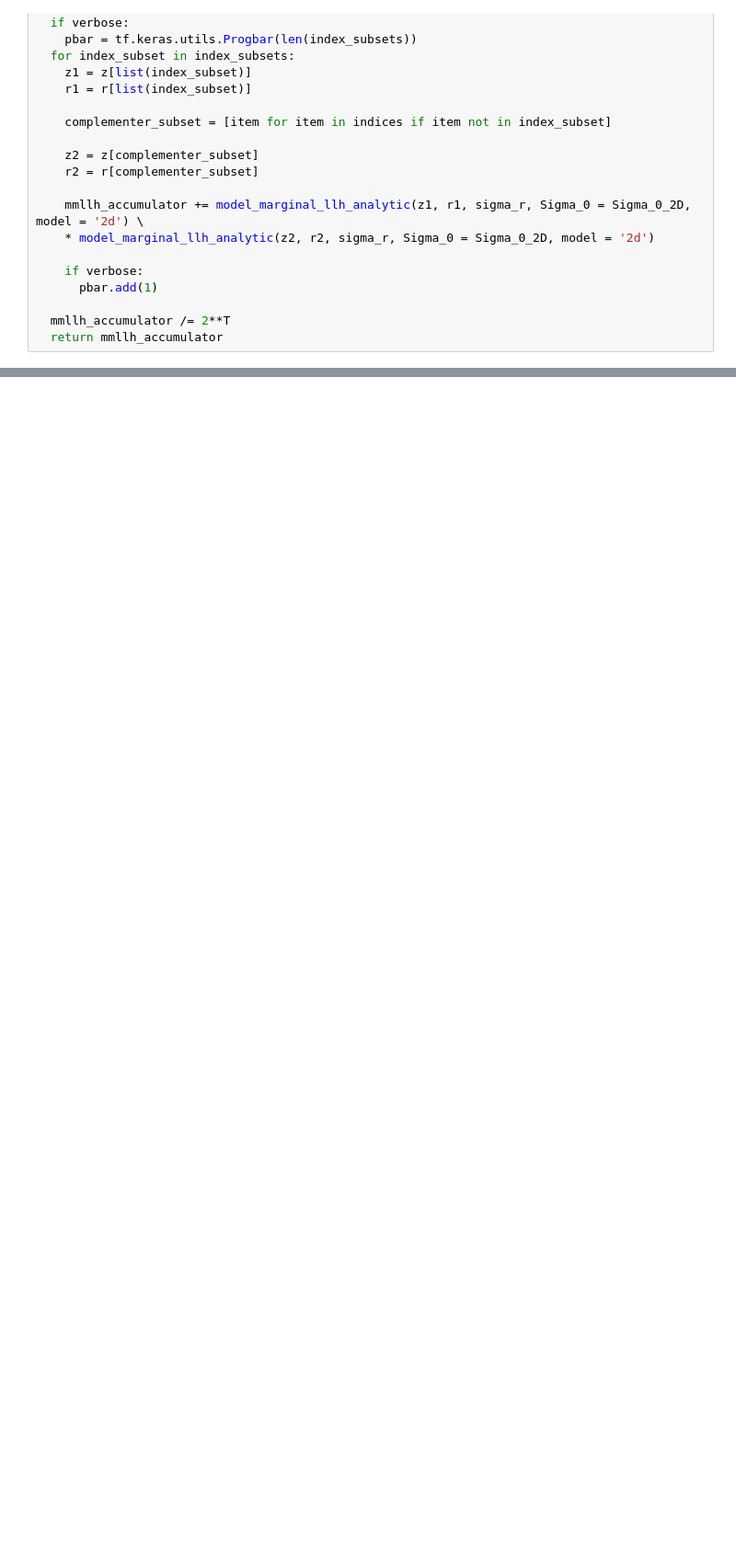
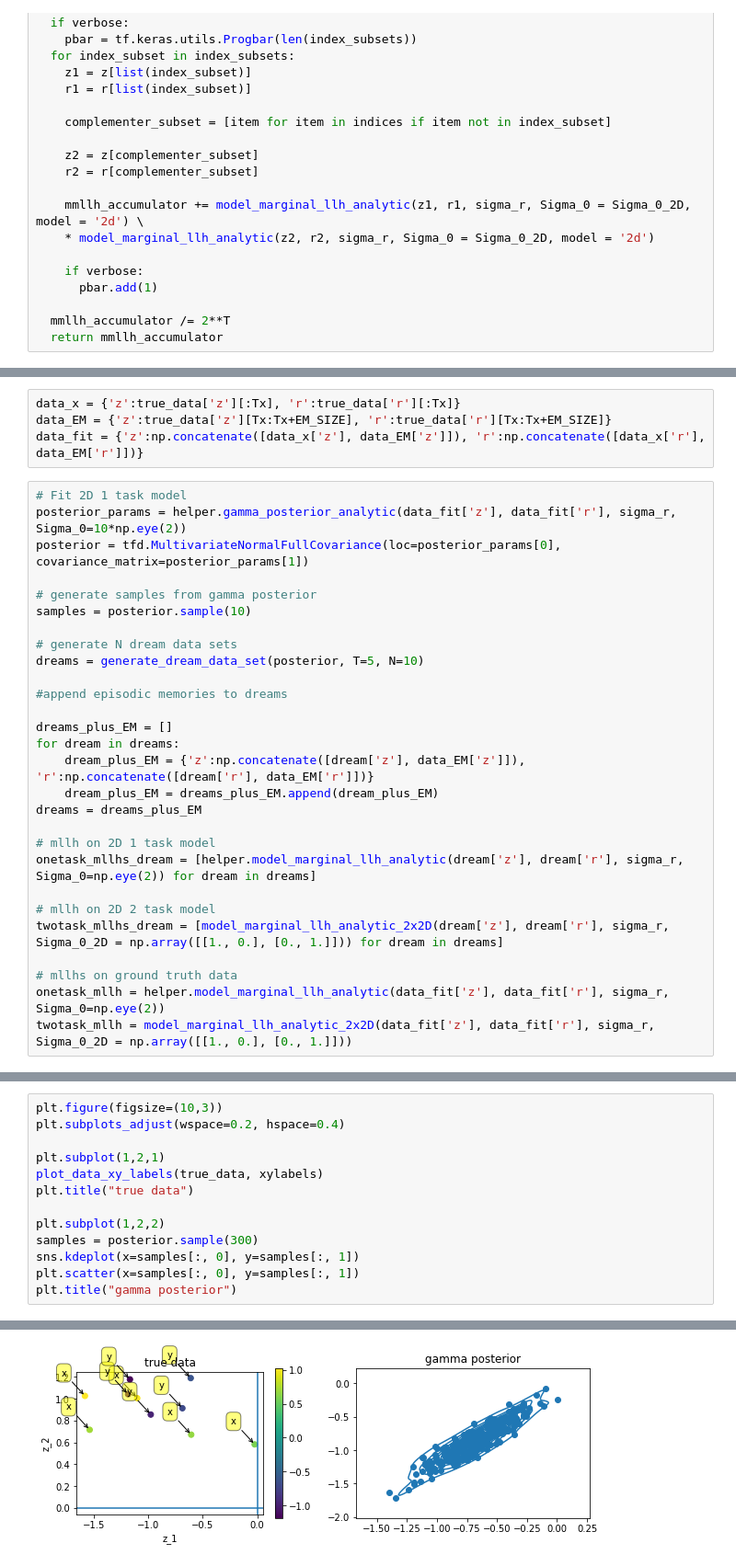
Before and after one commit to CSNLWigner/Continual-learning-with-structure-learning, a Jupyter notebook: dream_data_test.ipynb, the cells around one changed output, grey strips where cells are left out. Shown at 92% size. Cells and saved outputs as stored; diff of their text form; blank space fills up the shorter version.

```diff
--- a/dream_data_test.ipynb
+++ b/dream_data_test.ipynb
@@ -235,0 +237,32 @@ model_marginal_llh_analytic_2x2D(dream_data['z'], dream_data['r'], sigma_r, Sigm
+# %%
+data_x = {'z':true_data['z'][:Tx], 'r':true_data['r'][:Tx]}
+data_EM = {'z':true_data['z'][Tx:Tx+EM_SIZE], 'r':true_data['r'][Tx:Tx+EM_SIZE]}
+data_fit = {'z':np.concatenate([data_x['z'], data_EM['z']]), 'r':np.concatenate([data_x['r'], data_EM['r']])}
+# %%
+# Fit 2D 1 task model
+posterior_params = helper.gamma_posterior_analytic(data_fit['z'], data_fit['r'], sigma_r, Sigma_0=10*np.eye(2))
+posterior = tfd.MultivariateNormalFullCovariance(loc=posterior_params[0], covariance_matrix=posterior_params[1])
+
+# generate samples from gamma posterior
+samples = posterior.sample(10)
+
+# generate N dream data sets
+dreams = generate_dream_data_set(posterior, T=5, N=10)
+
+#append episodic memories to dreams
+
+dreams_plus_EM = []
+for dream in dreams:
+    dream_plus_EM = {'z':np.concatenate([dream['z'], data_EM['z']]), 'r':np.concatenate([dream['r'], data_EM['r']])}
+    dream_plus_EM = dreams_plus_EM.append(dream_plus_EM)
+dreams = dreams_plus_EM
+
+# mllh on 2D 1 task model
+onetask_mllhs_dream = [helper.model_marginal_llh_analytic(dream['z'], dream['r'], sigma_r, Sigma_0=np.eye(2)) for dream in dreams]
+
+# mllh on 2D 2 task model
+twotask_mllhs_dream = [model_marginal_llh_analytic_2x2D(dream['z'], dream['r'], sigma_r, Sigma_0_2D = np.array([[1., 0.], [0., 1.]])) for dream in dreams]
+
+# mllhs on ground truth data
+onetask_mllh = helper.model_marginal_llh_analytic(data_fit['z'], data_fit['r'], sigma_r, Sigma_0=np.eye(2))
+twotask_mllh = model_marginal_llh_analytic_2x2D(data_fit['z'], data_fit['r'], sigma_r, Sigma_0_2D = np.array([[1., 0.], [0., 1.]]))
@@ -235,0 +281,14 @@ model_marginal_llh_analytic_2x2D(dream_data['z'], dream_data['r'], sigma_r, Sigm
+# %%
+plt.figure(figsize=(10,3))
+plt.subplots_adjust(wspace=0.2, hspace=0.4)
+
+plt.subplot(1,2,1)
+plot_data_xy_labels(true_data, xylabels)
+plt.title("true data")
+
+plt.subplot(1,2,2)
+samples = posterior.sample(300)
+sns.kdeplot(x=samples[:, 0], y=samples[:, 1])
+plt.scatter(x=samples[:, 0], y=samples[:, 1])
+plt.title("gamma posterior")
+# %% [output]
@@ -235,0 +296 @@ model_marginal_llh_analytic_2x2D(dream_data['z'], dream_data['r'], sigma_r, Sigm
+[figure, added]
```
Also changed, not shown: parts of 24 cells of this notebook, 1 other file.
